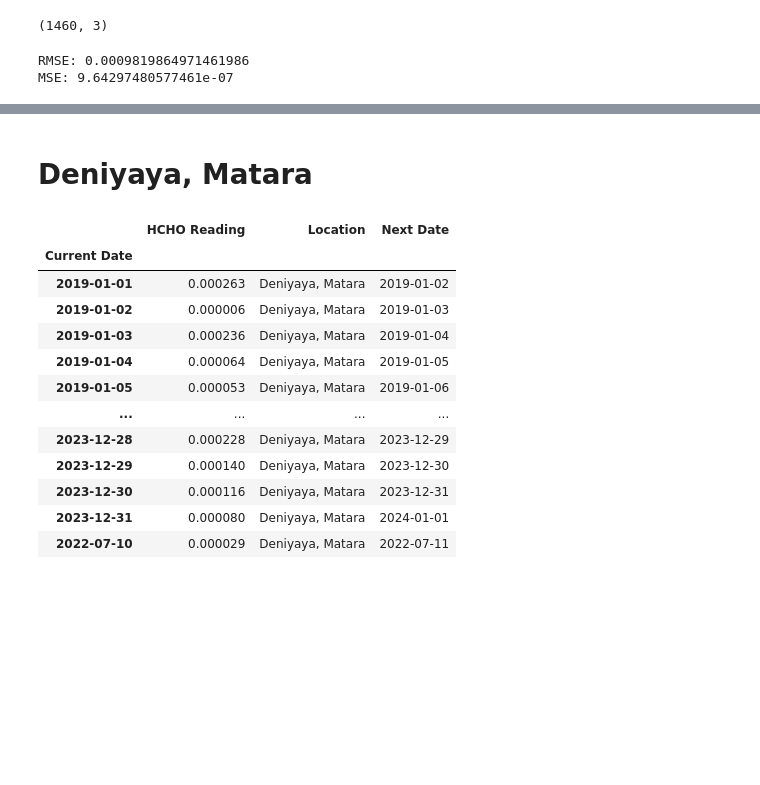
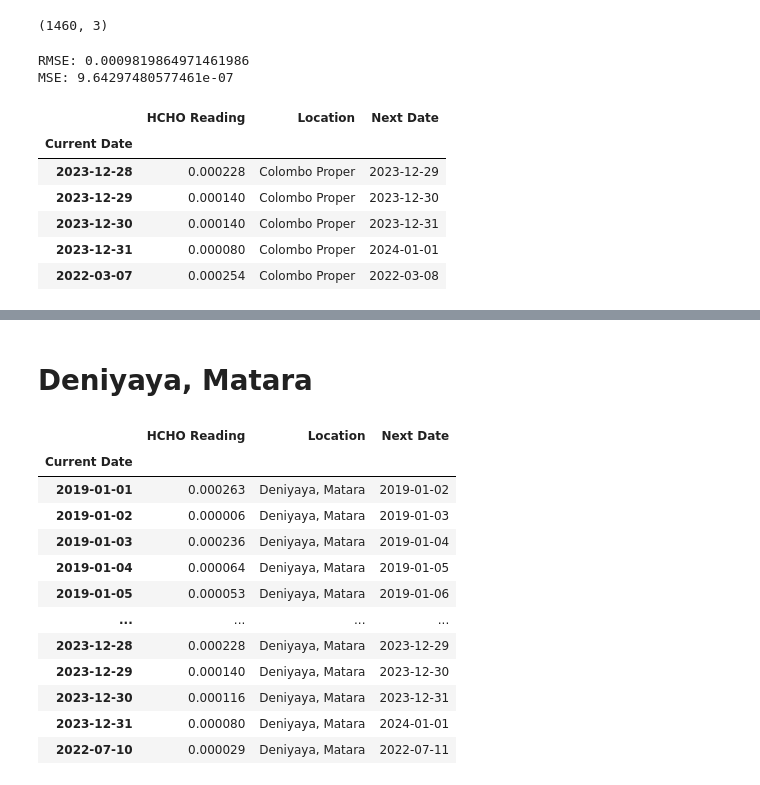
Before and after one commit to VanujaSooriyaarachchi/HCHO_Prediction, a Jupyter notebook: Arima.ipynb, the cells around one changed output, grey strips where cells are left out. Drawn from its saved outputs; the diff is of its cells as text; code cells hidden in the pictures; blank space fills up the shorter version.

```diff
--- a/Arima.ipynb
+++ b/Arima.ipynb
@@ -187,6 +187,16 @@ print("MSE:", mse)
 # %% [output]
 RMSE: 0.0009819864971461986
 MSE: 9.64297480577461e-07
+# %%
+colombo_data.tail()
+# %% [output]
+|  | HCHO Reading | Location | Next Date |
+| Current Date |  |  |  |
+| 2023-12-28 | 0.000228 | Colombo Proper | 2023-12-29 |
+| 2023-12-29 | 0.000140 | Colombo Proper | 2023-12-30 |
+| 2023-12-30 | 0.000140 | Colombo Proper | 2023-12-31 |
+| 2023-12-31 | 0.000080 | Colombo Proper | 2024-01-01 |
+| 2022-03-07 | 0.000254 | Colombo Proper | 2022-03-08 |
 # %%
 sarima_model = SARIMAX(colombo_data["HCHO Reading"], order=(1, 1, 1), seasonal_order=(1, 1, 1, 12))
 
```
Also changed, not shown: parts of 3 cells of this notebook, 5 other files.
